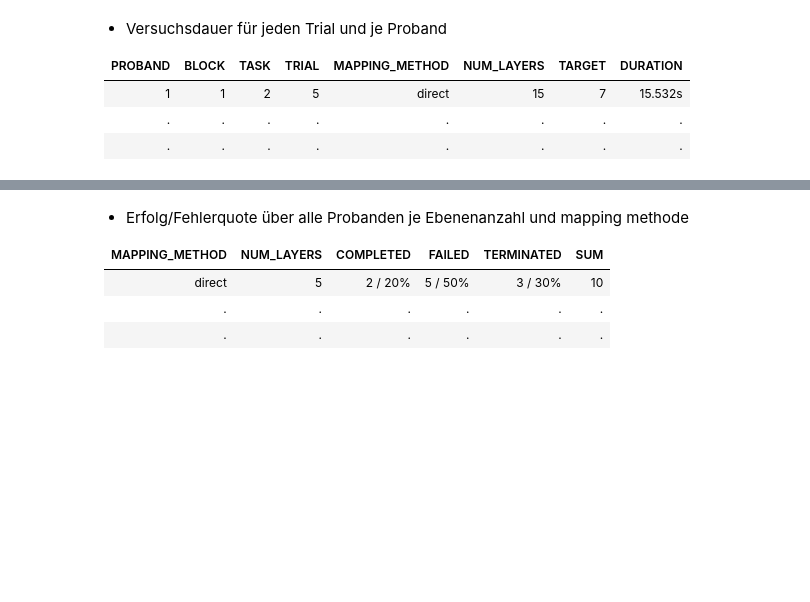
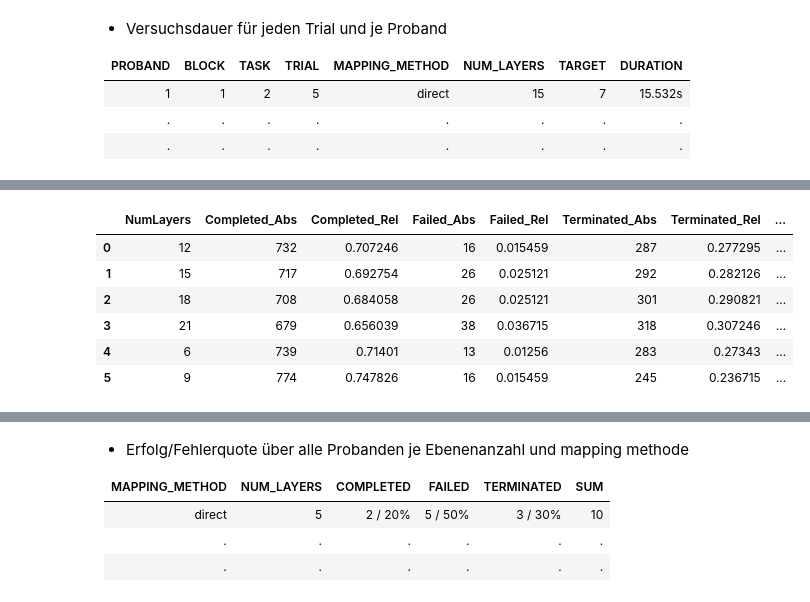
Before and after one commit to visualengineers/reflex-avi2022-results, a Jupyter notebook: code/zelasto study.ipynb, the cells around one changed output, grey strips where cells are left out. Drawn from its saved outputs; the diff is of its cells as text; code cells hidden in the pictures; blank space fills up the shorter version.

```diff
--- a/code/zelasto study.ipynb
+++ b/code/zelasto study.ipynb
@@ -411,0 +421,53 @@ Processed: 23 of 23
+# %%
+df_resultStat = pd.read_csv('results.csv', sep=";", names = cn_result)
+df_resultStat = df_resultStat.iloc[1: , :]
+
+cn_rates = ["NumLayers", "Completed_Abs", "Completed_Rel", "Failed_Abs", "Failed_Rel", "Terminated_Abs", "Terminated_Rel", "Sum"]
+df_rates = pd.DataFrame(columns = cn_rates)
+
+# select all combinations of mappng method / num layers
+# allConditions = df_resultStat.drop_duplicates(subset=["MappingMethod", "NumLayers"])[["MappingMethod", "NumLayers"]]
+
+grouped = df_resultStat.groupby(["NumLayers", "Result"])
+
+groups = df_resultStat.groupby(["NumLayers"])
+
+for elem in groups:
+    df_rates.loc[len(df_rates)] = [elem[0], 0, 0, 0, 0, 0, 0, 0]
+
+count = grouped["Result"].count()
+
+for index, value in count.items():
+    rate = df_rates.loc[(df_rates["NumLayers"] == index[0])]
+    r_index = rate.index
+
+    if index[1] == " COMPLETED":
+        compl_sum = int(rate["Completed_Abs"]) + value;
+        df_rates.iat[r_index[0], 1] = compl_sum
+
+    if index[1] == " FAILED":
+        fail_sum = int(rate["Failed_Abs"]) + value;
+        df_rates.iat[r_index[0], 3] = fail_sum
+
+    if index[1] == " TERMINATED":
+        term_sum = int(rate["Terminated_Abs"]) + value;
+        df_rates.iat[r_index[0], 5] = term_sum
+
+df_rates["Sum"] = df_rates["Completed_Abs"] + df_rates["Failed_Abs"] + df_rates["Terminated_Abs"]
+df_rates["Completed_Rel"] = df_rates["Completed_Abs"] / df_rates["Sum"]
+df_rates["Failed_Rel"] = df_rates["Failed_Abs"] / df_rates["Sum"]
+df_rates["Terminated_Rel"] = df_rates["Terminated_Abs"] / df_rates["Sum"]
+
+df_rates["Sum_Rel"] = df_rates["Completed_Rel"] + df_rates["Failed_Rel"] + df_rates["Terminated_Rel"]
+
+display(df_rates.sort_values(by="NumLayers"))
+
+df_rates.to_csv(r'rates2.csv', sep= ";")
+# %% [output]
+|  | NumLayers | Completed_Abs | Completed_Rel | Failed_Abs | Failed_Rel | Terminated_Abs | Terminated_Rel | ... |
+| 0 | 12 | 732 | 0.707246 | 16 | 0.015459 | 287 | 0.277295 | ... |
+| 1 | 15 | 717 | 0.692754 | 26 | 0.025121 | 292 | 0.282126 | ... |
+| 2 | 18 | 708 | 0.684058 | 26 | 0.025121 | 301 | 0.290821 | ... |
+| 3 | 21 | 679 | 0.656039 | 38 | 0.036715 | 318 | 0.307246 | ... |
+| 4 | 6 | 739 | 0.71401 | 13 | 0.01256 | 283 | 0.27343 | ... |
+| 5 | 9 | 774 | 0.747826 | 16 | 0.015459 | 245 | 0.236715 | ... |
```
Also changed, not shown: parts of 5 cells of this notebook, 4 other files.
